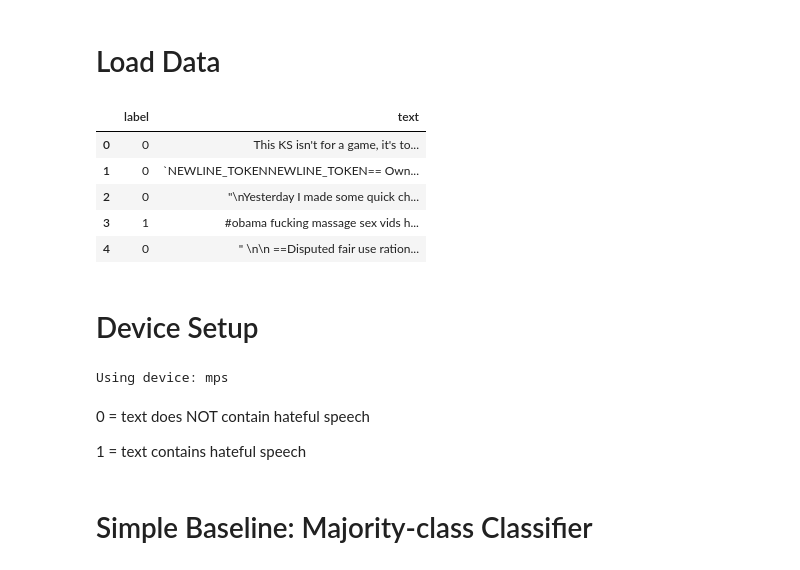
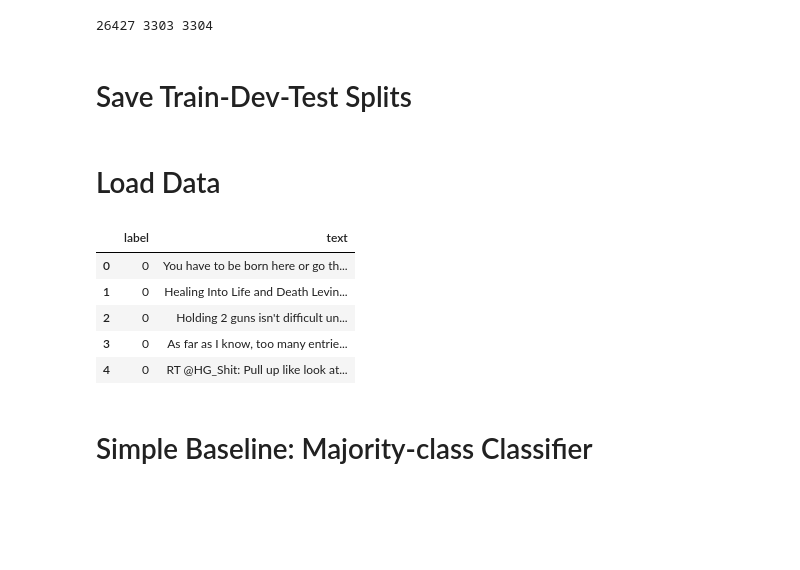
Before and after one commit to Ravi-Raghavan/CIS-5300-Final-Project, a Jupyter notebook: Milestone_2.ipynb, the cells around one changed output. Drawn from its saved outputs; the diff is of its cells as text; code cells hidden in the pictures; blank space fills up the shorter version.

```diff
--- a/Milestone_2.ipynb
+++ b/Milestone_2.ipynb
@@ -0,0 +66,4 @@
+# %%
+## Drop Duplicate Text posts as a sanity check
+df = df.drop_duplicates(subset = ["text"], keep = "first").reset_index(drop = True)
+df.head()
@@ -0,0 +119,3 @@
+# %%
+df, _ = train_test_split(df, train_size = 0.03, random_state=random_state, shuffle = True, stratify = df['label'])
+df.head()
@@ -0,0 +129,22 @@
+# %%
+# First stratified split: train (80%) and temp (20%)
+train_df, temp_df = train_test_split(df, test_size=0.2, random_state=random_state, shuffle = True, stratify = df['label'])
+
+# Second stratified split: dev (10%) and test (10%)
+dev_df, test_df = train_test_split(temp_df, test_size=0.5, random_state=random_state, shuffle = True, stratify = temp_df['label'])
+
+# Reset index for train
+train_df = train_df.reset_index(drop = True)
+
+# Reset index for dev
+dev_df = dev_df.reset_index(drop = True)
+
+# Reset index for test
+test_df = test_df.reset_index(drop = True)
+
+# Check sizes
+print(len(train_df), len(dev_df), len(test_df))
+# %% [output]
+26427 3303 3304
+# %% [markdown]
+# Save Train-Dev-Test Splits
@@ -1,49 +155,26 @@
 # %% [markdown]
 # Load Data
 # %%
-import pandas as pd
-from sklearn.metrics import accuracy_score, precision_score, recall_score, f1_score
-import torch
-
 # Load data (must upload first if running on colab)
 try:
-    train_df = pd.read_csv('/content/train_sampled.csv')
-    dev_df = pd.read_csv('/content/dev_sampled.csv')
-    test_df = pd.read_csv('/content/test_sampled.csv')
+    train_df = pd.read_csv('/content/train_data.csv')
+    dev_df = pd.read_csv('/content/dev_data.csv')
+    test_df = pd.read_csv('/content/test_data.csv')
 except:
     # If Running on Ravi's laptop
-    train_df = pd.read_csv('data/train_sampled.csv')
-    dev_df = pd.read_csv('data/dev_sampled.csv')
-    test_df = pd.read_csv('data/test_sampled.csv')
+    train_df = pd.read_csv('data/train_data.csv')
+    dev_df = pd.read_csv('data/dev_data.csv')
+    test_df = pd.read_csv('data/test_data.csv')
 
 # Check
 train_df.head()
 # %% [output]
 |  | label | text |
-| 0 | 0 | This KS isn't for a game, it's to... |
-| 1 | 0 | `NEWLINE_TOKENNEWLINE_TOKEN== Own... |
-| 2 | 0 | "\nYesterday I made some quick ch... |
-| 3 | 1 | #obama fucking massage sex vids h... |
-| 4 | 0 | " \n\n ==Disputed fair use ration... |
+| 0 | 0 | You have to be born here or go th... |
+| 1 | 0 | Healing Into Life and Death Levin... |
+| 2 | 0 | Holding 2 guns isn't difficult un... |
+| 3 | 0 | As far as I know, too many entrie... |
+| 4 | 0 | RT @HG_Shit: Pull up like look at... |
-# %% [markdown]
-# Device Setup
-# %%
-import sys
-device = None
-if "google.colab" in sys.modules:
-    # Running in Colab
-    device = torch.device("cuda") if torch.cuda.is_available() else torch.device("cpu")
-else:
-    # Not in Colab (e.g., Mac)
-    device = torch.device("mps") if torch.backends.mps.is_available() else torch.device("cpu")
-
-print("Using device:", device)
-# %% [output]
-Using device: mps
-# %% [markdown]
-0 = text does NOT contain hateful speech
-
-1 = text contains hateful speech
 # %% [markdown]
 # Simple Baseline: Majority-class Classifier
 # %% [markdown]
```
Also changed, not shown: parts of 39 cells of this notebook, 9 other files.
